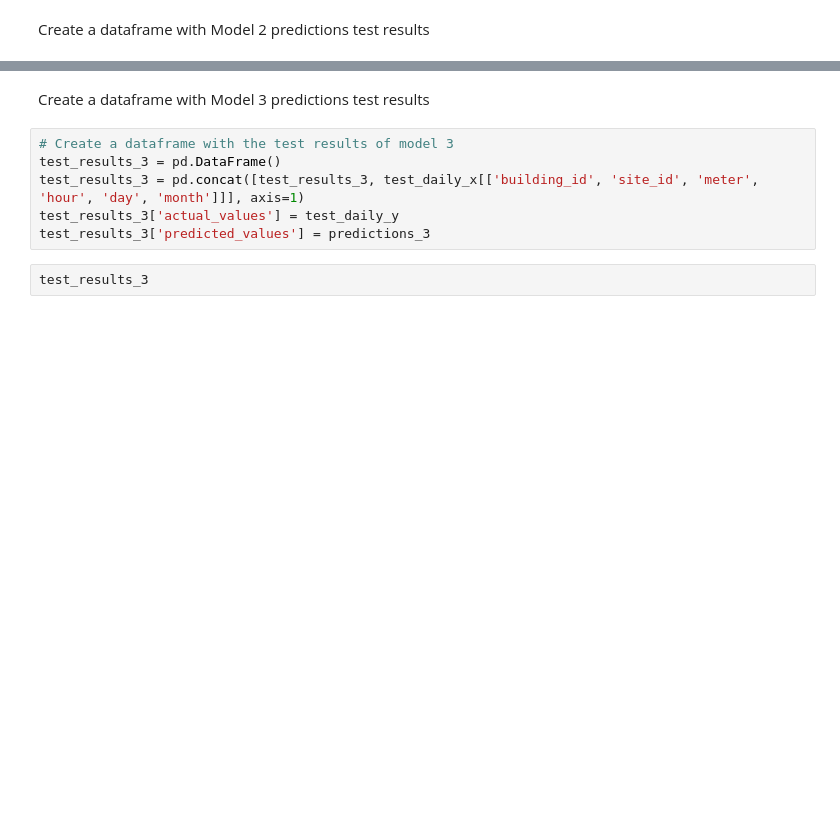
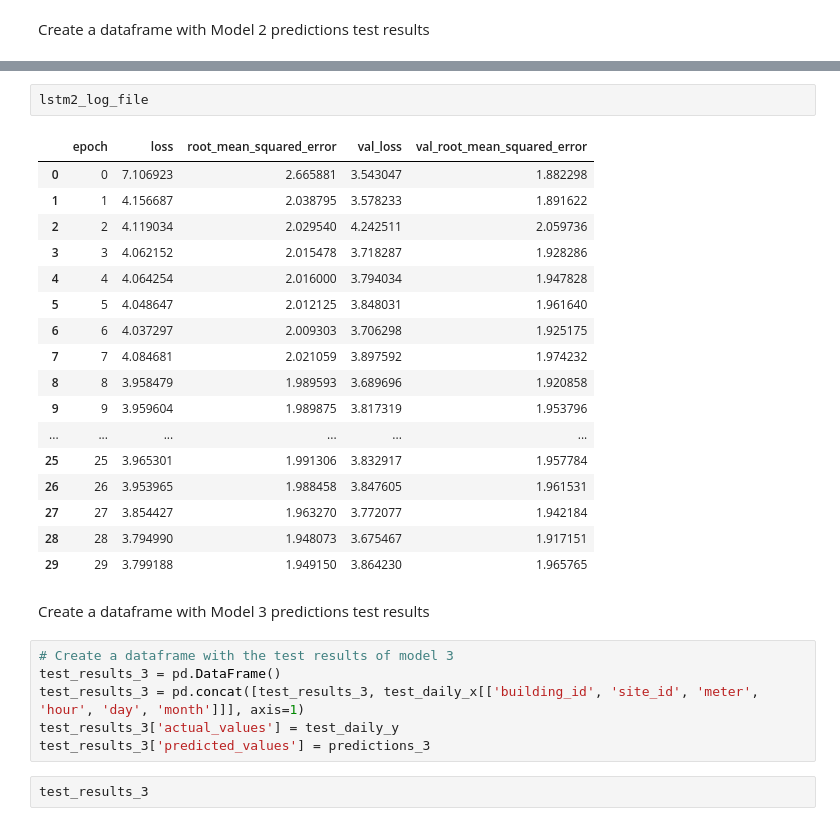
Before and after one commit to Shereen74/graduation_project, a Jupyter notebook: LSTM_GP.ipynb, the cells around one changed output, grey strips where cells are left out. Drawn from its saved outputs; the diff is of its cells as text; blank space fills up the shorter version.

```diff
--- a/LSTM_GP.ipynb
+++ b/LSTM_GP.ipynb
@@ -622,3 +663,23 @@ test_results_2['meter_reading_predicted_values'] = predictions_2
+# %%
+lstm2_log_file
+# %% [output]
+|  | epoch | loss | root_mean_squared_error | val_loss | val_root_mean_squared_error |
+| 0 | 0 | 7.106923 | 2.665881 | 3.543047 | 1.882298 |
+| 1 | 1 | 4.156687 | 2.038795 | 3.578233 | 1.891622 |
+| 2 | 2 | 4.119034 | 2.029540 | 4.242511 | 2.059736 |
+| 3 | 3 | 4.062152 | 2.015478 | 3.718287 | 1.928286 |
+| 4 | 4 | 4.064254 | 2.016000 | 3.794034 | 1.947828 |
+| 5 | 5 | 4.048647 | 2.012125 | 3.848031 | 1.961640 |
+| 6 | 6 | 4.037297 | 2.009303 | 3.706298 | 1.925175 |
+| 7 | 7 | 4.084681 | 2.021059 | 3.897592 | 1.974232 |
+| 8 | 8 | 3.958479 | 1.989593 | 3.689696 | 1.920858 |
+| 9 | 9 | 3.959604 | 1.989875 | 3.817319 | 1.953796 |
+| ... | ... | ... | ... | ... | ... |
+| 25 | 25 | 3.965301 | 1.991306 | 3.832917 | 1.957784 |
+| 26 | 26 | 3.953965 | 1.988458 | 3.847605 | 1.961531 |
+| 27 | 27 | 3.854427 | 1.963270 | 3.772077 | 1.942184 |
+| 28 | 28 | 3.794990 | 1.948073 | 3.675467 | 1.917151 |
+| 29 | 29 | 3.799188 | 1.949150 | 3.864230 | 1.965765 |
 # %% [markdown]
 Create a dataframe with Model 3 predictions test results
 # %%
```
Also changed, not shown: parts of 35 cells of this notebook.
